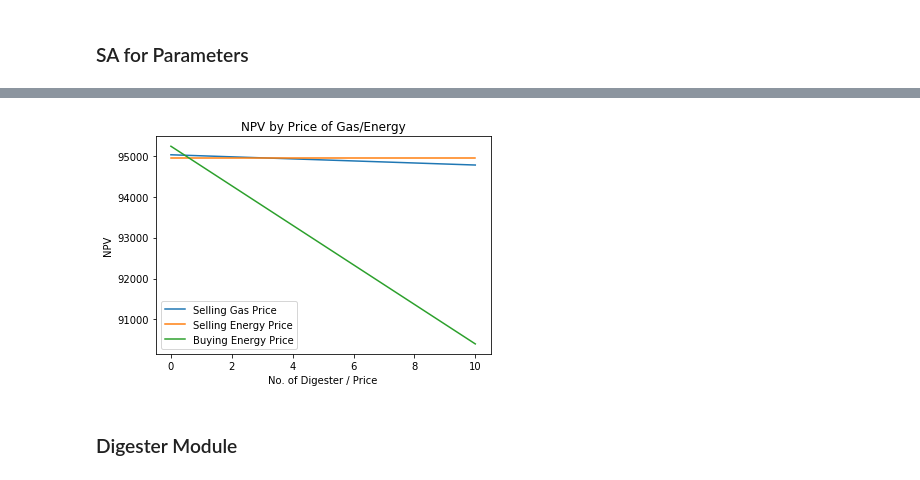
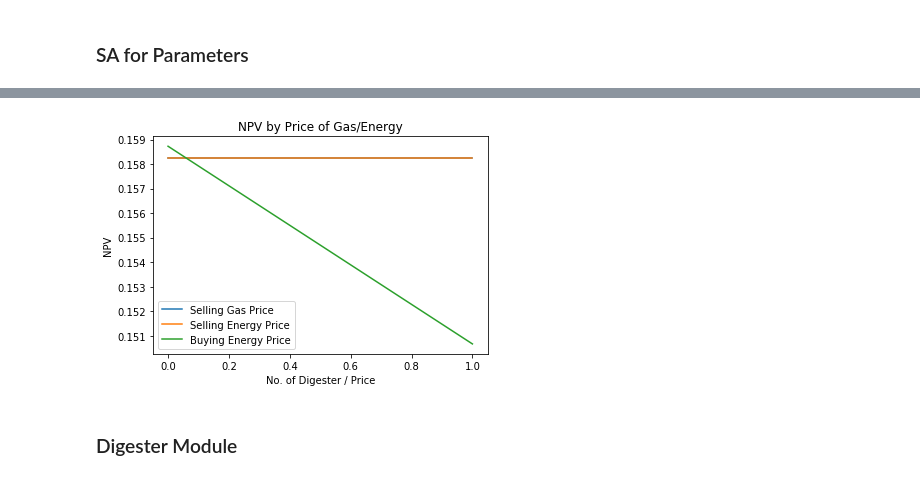
Before and after one commit to imbottlebird/mdo-biogas-project, a Jupyter notebook: sensitivity_analysis.ipynb, the cells around one changed output, grey strips where cells are left out. Drawn from its saved outputs; the diff is of its cells as text; code cells hidden in the pictures.

```diff
--- a/sensitivity_analysis.ipynb
+++ b/sensitivity_analysis.ipynb
@@ -483,0 +486,30 @@ returned NPV for the cost of transport [94952.2243373749, 94952.2243373749, 9495
+# %%
+def maximum_absolute_scaling(df):
+    # copy the dataframe
+    df = pd.DataFrame(df, columns = ['val'])
+    df_scaled = df.copy()
+    # apply maximum absolute scaling
+    for column in df_scaled.columns:
+        df_scaled[column] = df_scaled[column]  / df_scaled[column].abs().max()
+    return df_scaled.val.tolist()
+
+sc_dv0 = maximum_absolute_scaling(returned_dv0)#.val.tolist()
+sc_bgrs = maximum_absolute_scaling(bgrs)#.val.tolist()
+
+# print(sc_dv0)
+# print(sc_bgrs)
+
+
+#plt.figure(figsize=(1,1))
+# #PLOT
+plt.plot(sc_bgrs, sc_dv0, label = "Selling Gas Price")
+
+plt.xlabel('No. of Digester / Price')
+# Set the y axis label of the current axis.
+plt.ylabel('NPV')
+# Set a title of the current axes.
+plt.title('NPV by Price of Gas/Energy')
+# show a legend on the plot
+plt.legend()
+# Display a figure.
+plt.show()
@@ -484,31 +731,31 @@ returned NPV for the cost of transport [94952.2243373749, 94952.2243373749, 9495
 # %%
 import matplotlib.pyplot as plt
 # plotting the line 1 points
 
 # plt.text(0.8, 600000, 'Farm 5')
 # plt.text(0.8, 450000, 'Farm 7')
 # plt.text(0.8, 350000, 'Farm 3')
 # plt.text(0.75, 270000, 'Farm 2 & 6')
 # plt.text(0.8, 200000, 'Farm 4')
 # plt.text(0.8, 70000, 'Farm 1')
 #plt.plot(caps, returned_par1, label = "Digester Cap")
-plt.plot(pgs, returned_par2, label = "Selling Gas Price")
+plt.plot(sc_pgs, sc_par2, label = "Selling Gas Price")
 #plt.plot(fers, returned_par3, label = "Ferti. Price")
-plt.plot(engs, returned_par4, label = "Selling Energy Price")
+plt.plot(sc_engs, sc_par4, label = "Selling Energy Price")
 #plt.plot(encs, returned_par5, label = "Energy Consumed")
-plt.plot(bens, returned_par6, label = "Buying Energy Price")
+plt.plot(sc_bens, sc_par6, label = "Buying Energy Price")
 #plt.plot(cots, returned_par7, label = "Transport Cost")
 plt.xlabel('No. of Digester / Price')
 # Set the y axis label of the current axis.
 plt.ylabel('NPV')
 # Set a title of the current axes.
 plt.title('NPV by Price of Gas/Energy')
 # show a legend on the plot
 plt.legend()
 # Display a figure.
 plt.show()
 # %% [output]
-[figure, old version]
+[figure, new version]
 # %% [markdown]
 ### Digester Module
 # %%
```
Also changed, not shown: parts of 12 cells of this notebook.
